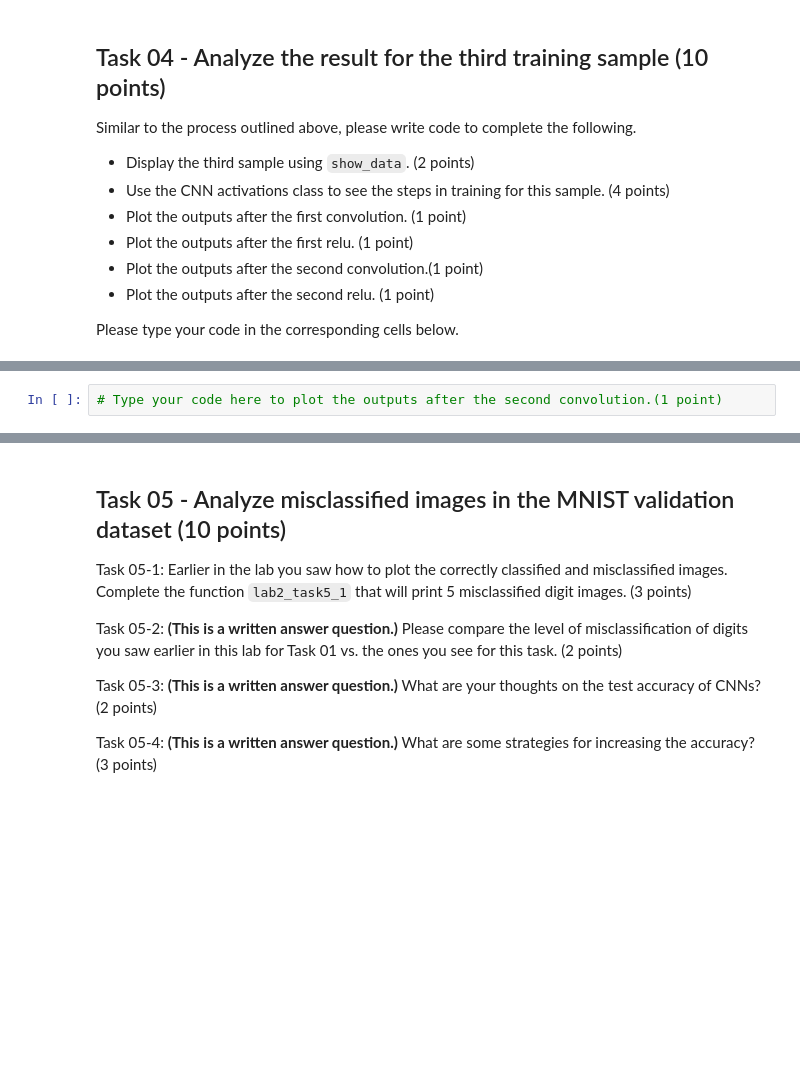
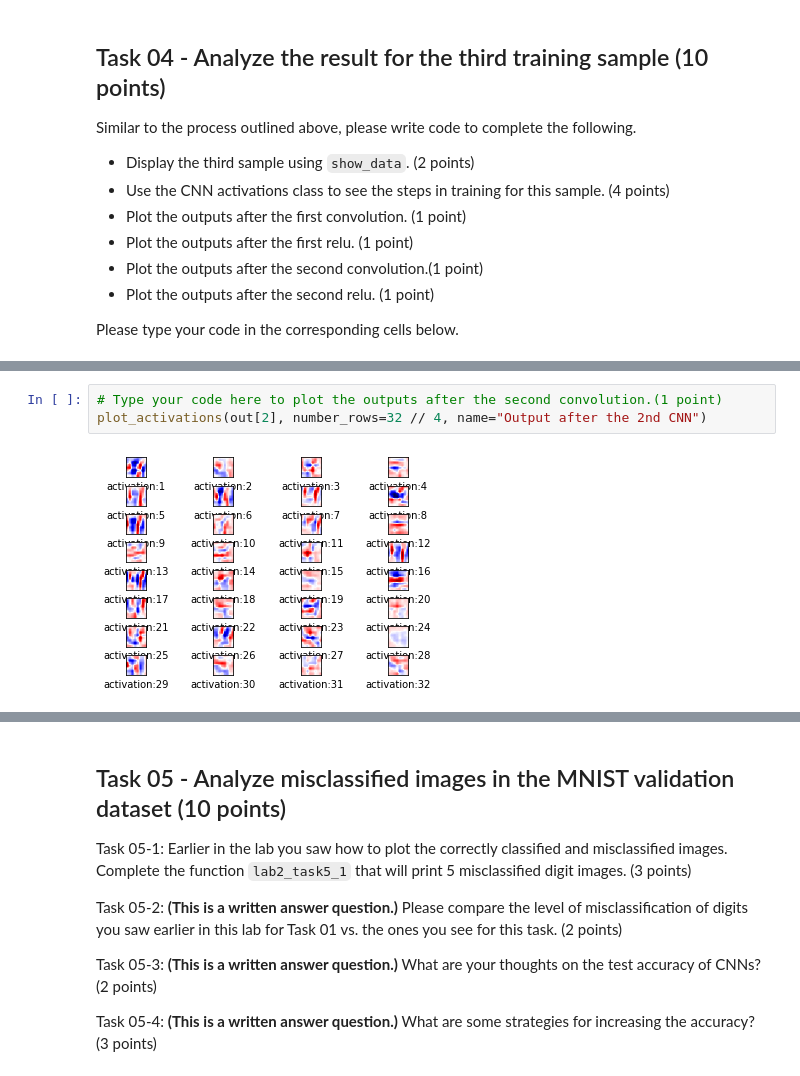
Before and after one commit to AIFictionFact/Summer2021, a Jupyter notebook: lab2-answers.ipynb, the cells around one changed output, grey strips where cells are left out. Drawn from its saved outputs; the diff is of its cells as text; blank space fills up the shorter version.

```diff
--- a/lab2-answers.ipynb
+++ b/lab2-answers.ipynb
@@ -805,4 +998,7 @@ Please type your code in the corresponding cells below.
 # %%
 # Type your code here to plot the outputs after the second convolution.(1 point)
+plot_activations(out[2], number_rows=32 // 4, name="Output after the 2nd CNN")
+# %% [output]
+[figure, added]
 # %%
 # Type your code here to plot the outputs after the second relu. (1 point)
```
Also changed, not shown: parts of 79 cells of this notebook.
